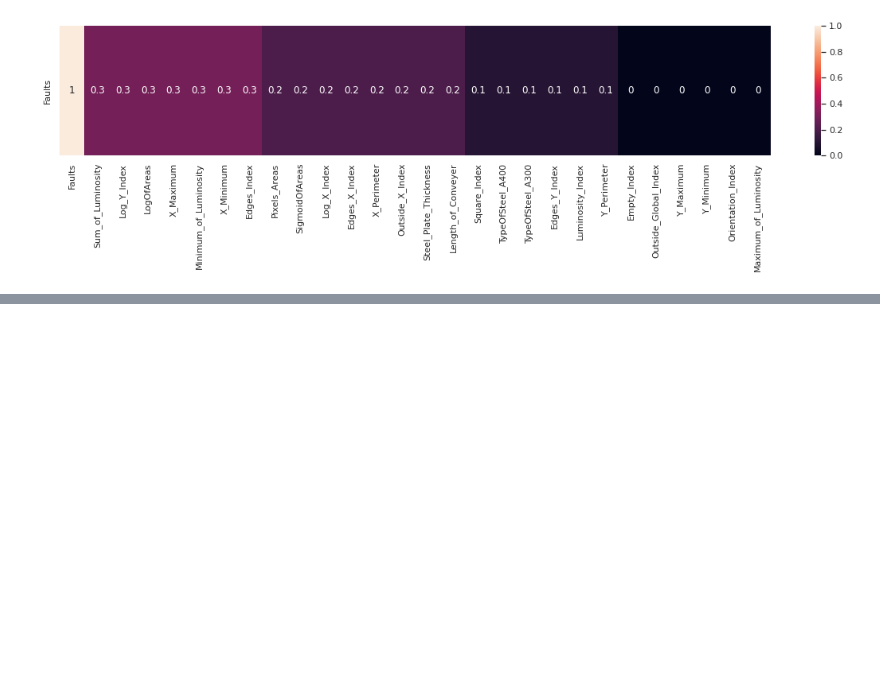
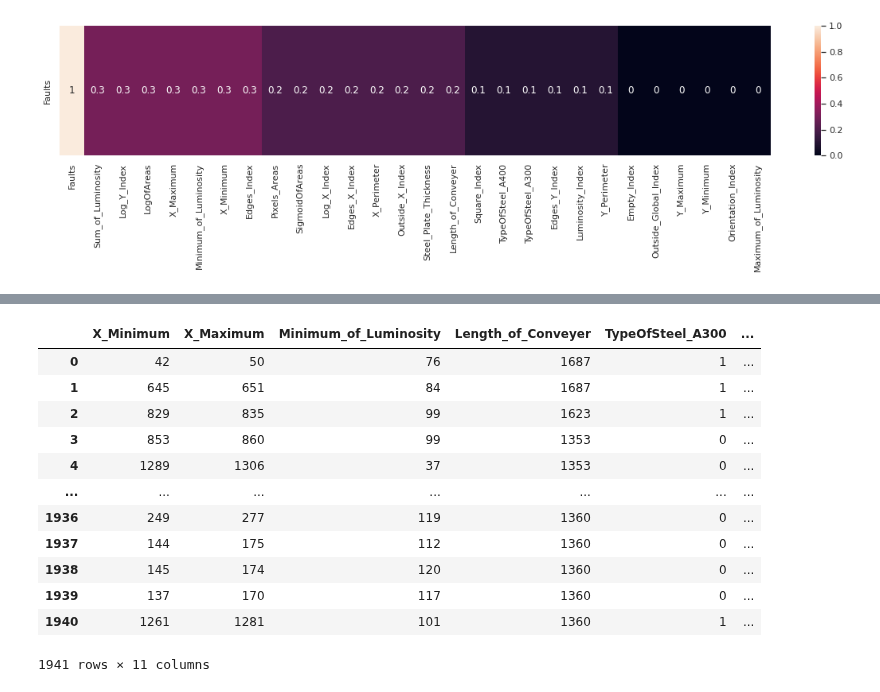
Before and after one commit to santhoshmc/machine-learning, a Jupyter notebook: SteelFaults.ipynb, the cells around one changed output, grey strips where cells are left out. Drawn from its saved outputs; the diff is of its cells as text; code cells hidden in the pictures; blank space fills up the shorter version.

```diff
--- a/SteelFaults.ipynb
+++ b/SteelFaults.ipynb
@@ -265,0 +264,3 @@ plt.show()
+# %%
+df_corr=df.corr()
+df_corr
@@ -265,0 +286,18 @@ plt.show()
+# %%
+col_drop=df_corr[df_corr["Faults"] <0.1].index.values
+# %%
+df.drop(columns=col_drop)
+# %% [output]
+|  | X_Minimum | X_Maximum | Minimum_of_Luminosity | Length_of_Conveyer | TypeOfSteel_A300 | ... |
+| 0 | 42 | 50 | 76 | 1687 | 1 | ... |
+| 1 | 645 | 651 | 84 | 1687 | 1 | ... |
+| 2 | 829 | 835 | 99 | 1623 | 1 | ... |
+| 3 | 853 | 860 | 99 | 1353 | 0 | ... |
+| 4 | 1289 | 1306 | 37 | 1353 | 0 | ... |
+| ... | ... | ... | ... | ... | ... | ... |
+| 1936 | 249 | 277 | 119 | 1360 | 0 | ... |
+| 1937 | 144 | 175 | 112 | 1360 | 0 | ... |
+| 1938 | 145 | 174 | 120 | 1360 | 0 | ... |
+| 1939 | 137 | 170 | 117 | 1360 | 0 | ... |
+| 1940 | 1261 | 1281 | 101 | 1360 | 1 | ... |
+1941 rows × 11 columns
```
Also changed, not shown: parts of 25 cells of this notebook.
